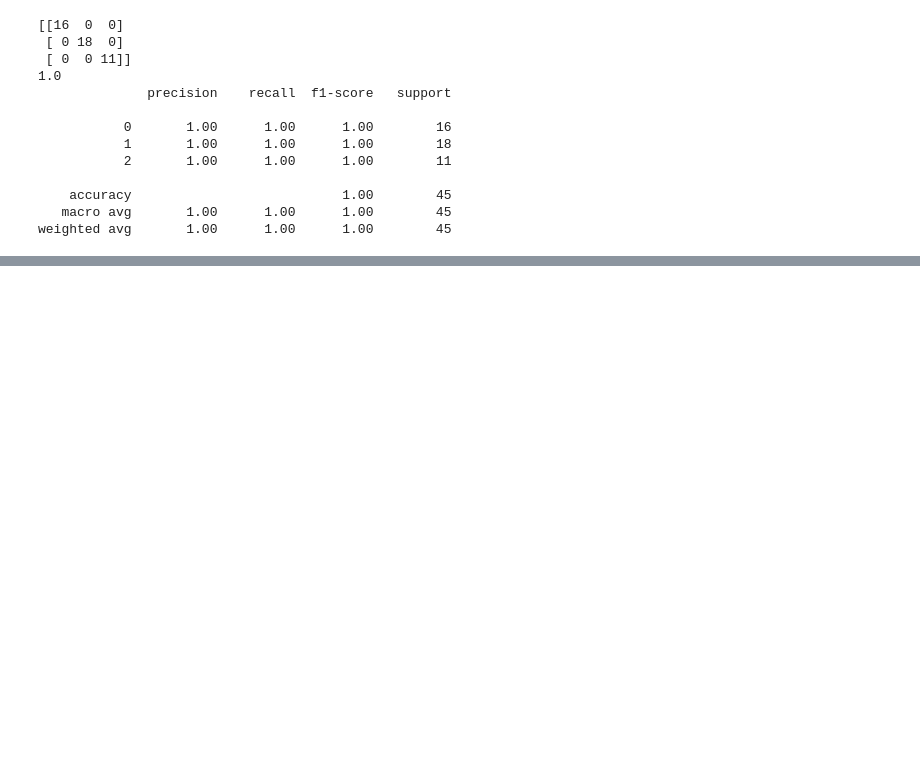
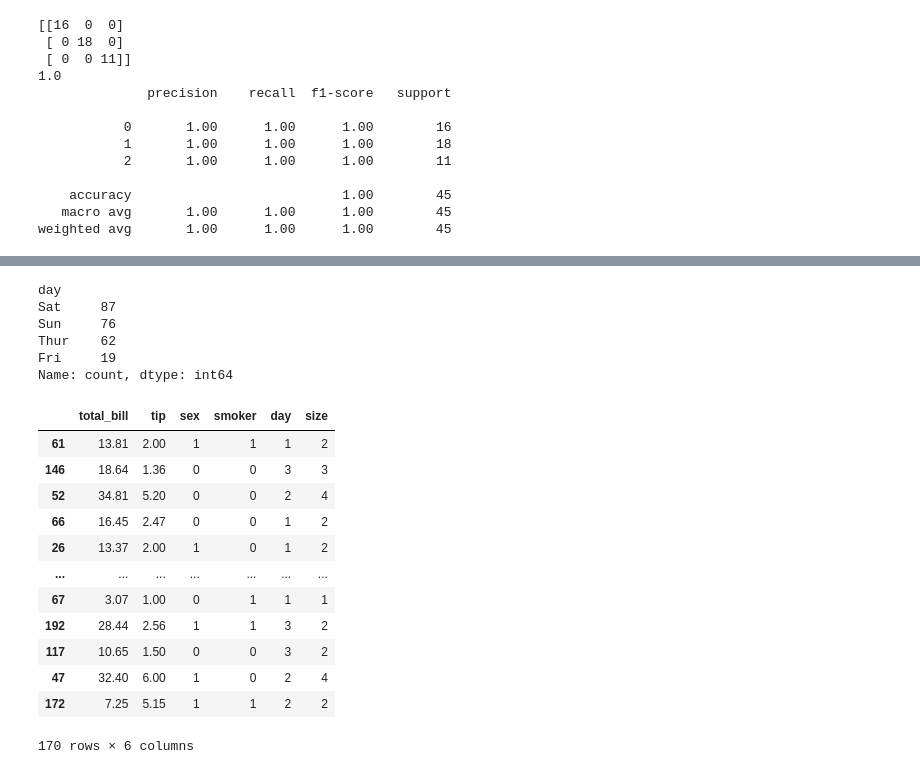
Before and after one commit to Sanskar1314/Learning_Naive_Bayes, a Jupyter notebook: learning_naive_bayes.ipynb, the cells around one changed output, grey strips where cells are left out. Cells and saved outputs as stored; diff of their text form; code cells hidden in the pictures; blank space fills up the shorter version.

```diff
--- a/learning_naive_bayes.ipynb
+++ b/learning_naive_bayes.ipynb
@@ -78,0 +125,34 @@ weighted avg       1.00      1.00      1.00        45
+# %%
+df['day'].value_counts()
+# %% [output]
+day
+Sat     87
+Sun     76
+Thur    62
+Fri     19
+Name: count, dtype: int64
+# %%
+from sklearn.preprocessing import LabelEncoder
+le1=LabelEncoder()
+le2=LabelEncoder()
+le3=LabelEncoder()
+# %%
+X_train['sex']=le1.fit_transform(X_train['sex'])
+X_train['smoker']=le2.fit_transform(X_train['smoker'])
+X_train['day']=le3.fit_transform(X_train['day'])
+# %%
+X_train
+# %% [output]
+|  | total_bill | tip | sex | smoker | day | size |
+| 61 | 13.81 | 2.00 | 1 | 1 | 1 | 2 |
+| 146 | 18.64 | 1.36 | 0 | 0 | 3 | 3 |
+| 52 | 34.81 | 5.20 | 0 | 0 | 2 | 4 |
+| 66 | 16.45 | 2.47 | 0 | 0 | 1 | 2 |
+| 26 | 13.37 | 2.00 | 1 | 0 | 1 | 2 |
+| ... | ... | ... | ... | ... | ... | ... |
+| 67 | 3.07 | 1.00 | 0 | 1 | 1 | 1 |
+| 192 | 28.44 | 2.56 | 1 | 1 | 3 | 2 |
+| 117 | 10.65 | 1.50 | 0 | 0 | 3 | 2 |
+| 47 | 32.40 | 6.00 | 1 | 0 | 2 | 4 |
+| 172 | 7.25 | 5.15 | 1 | 1 | 2 | 2 |
+170 rows × 6 columns
```
Also changed, not shown: parts of 17 cells of this notebook.
